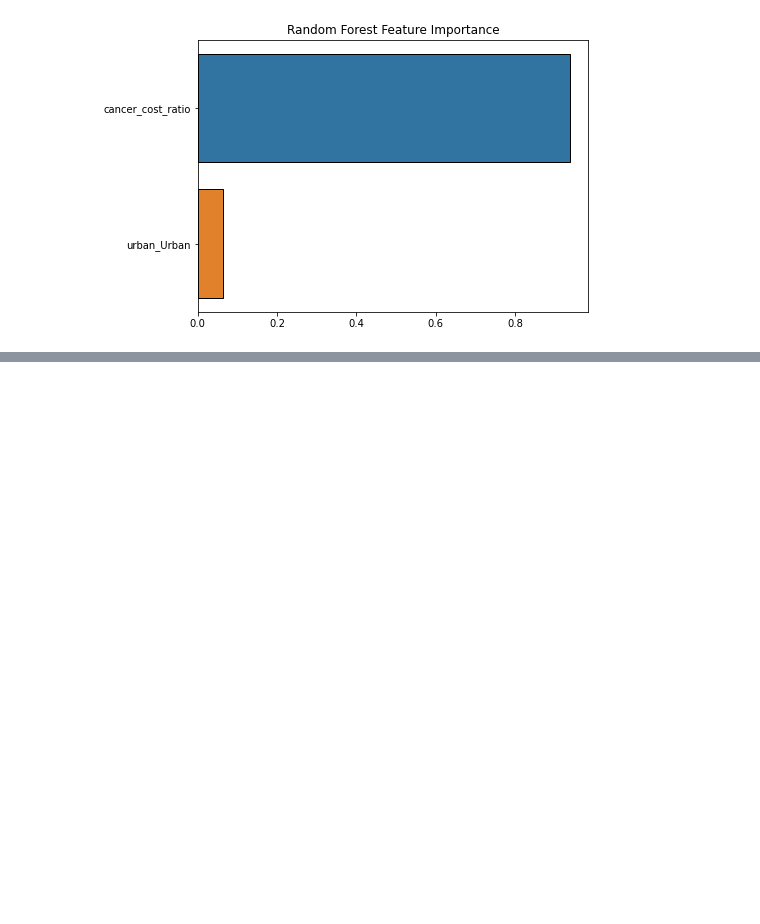
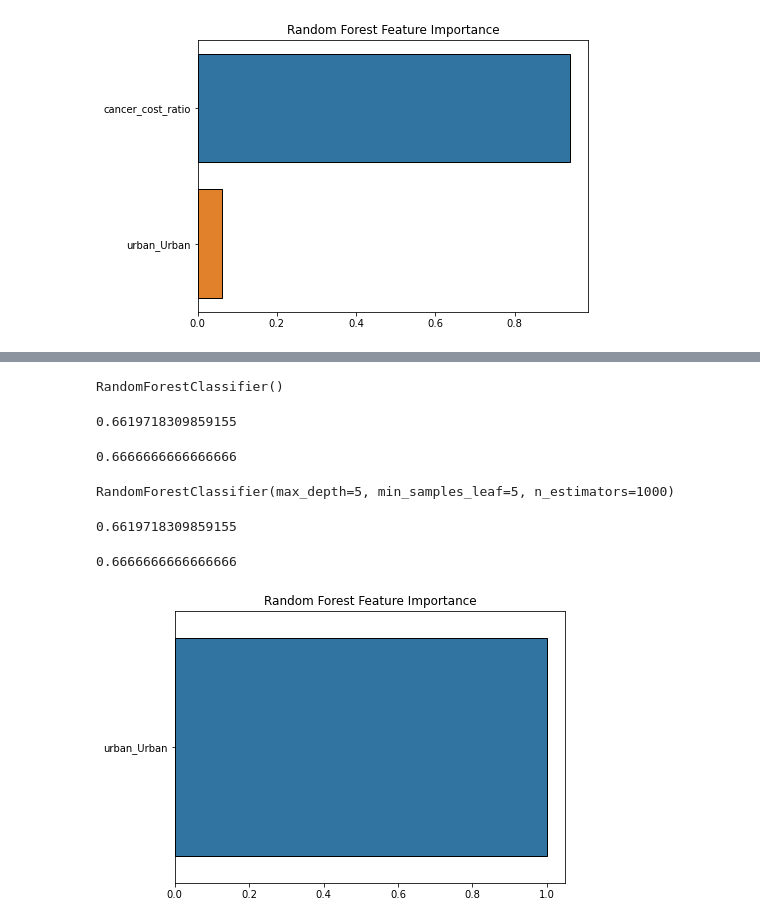
Before and after one commit to amunden2/data-science-essentials-3, a Jupyter notebook: notebooks/week6_hw_AM.ipynb, the cells around one changed output, grey strips where cells are left out. Drawn from its saved outputs; the diff is of its cells as text; code cells hidden in the pictures; blank space fills up the shorter version.

Commit message:
Update week6_hw_AM.ipynb
Added extra tree classification with dropped cancer_cost_ratio at end

```diff
--- a/notebooks/week6_hw_AM.ipynb
+++ b/notebooks/week6_hw_AM.ipynb
@@ -316,0 +332,5 @@ plt.title('Random Forest Feature Importance');
+# %%
+X_train, X_test, Y_train, Y_test = train_test_split(X, Y, random_state = 41)
+# %%
+tree = DecisionTreeClassifier()
+tree.fit(X_train, Y_train)
@@ -316,0 +349,36 @@ plt.title('Random Forest Feature Importance');
+# %%
+forest = RandomForestClassifier()
+forest.fit(X_train, Y_train)
+# %% [output]
+RandomForestClassifier()
+# %%
+Y_pred_train = forest.predict(X_train)
+print(metrics.accuracy_score(Y_train, Y_pred_train))
+# %% [output]
+0.6619718309859155
+# %%
+Y_pred = forest.predict(X_test)
+print(metrics.accuracy_score(Y_test, Y_pred))
+# %% [output]
+0.6666666666666666
+# %%
+forest = RandomForestClassifier(n_estimators = 1000, max_depth = 5, min_samples_leaf = 5)
+forest.fit(X_train, Y_train)
+# %% [output]
+RandomForestClassifier(max_depth=5, min_samples_leaf=5, n_estimators=1000)
+# %%
+Y_pred_train = forest.predict(X_train)
+print(metrics.accuracy_score(Y_train, Y_pred_train))
+# %% [output]
+0.6619718309859155
+# %%
+Y_pred = forest.predict(X_test)
+print(metrics.accuracy_score(Y_test, Y_pred))
+# %% [output]
+0.6666666666666666
+# %%
+fig, ax = plt.subplots(figsize = (7,5))
+sns.barplot(x = forest.feature_importances_, y = list(X.columns), ax = ax, edgecolor = 'black')
+plt.title('Random Forest Feature Importance');
+# %% [output]
+[figure, added]
```
Also changed, not shown: parts of 7 cells of this notebook.
